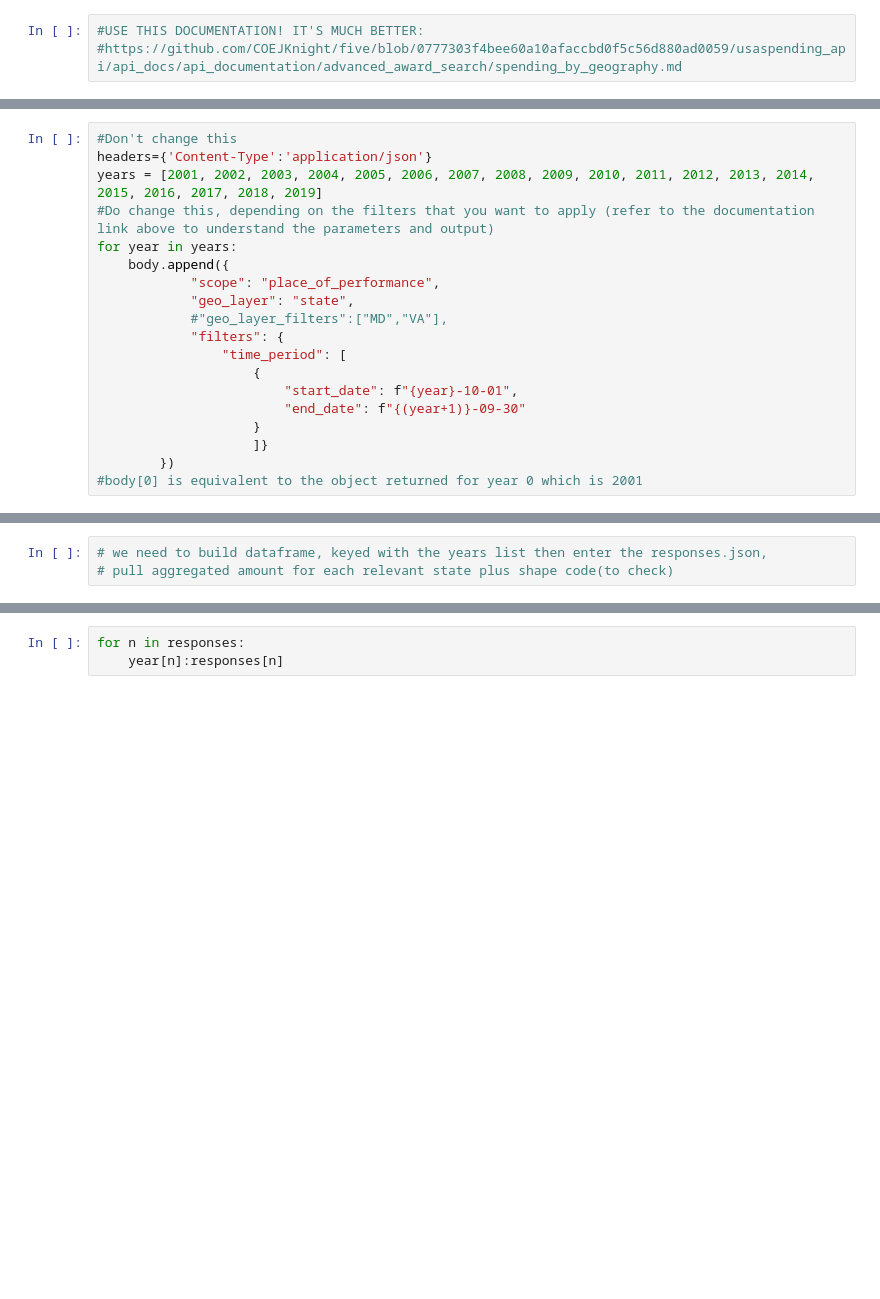
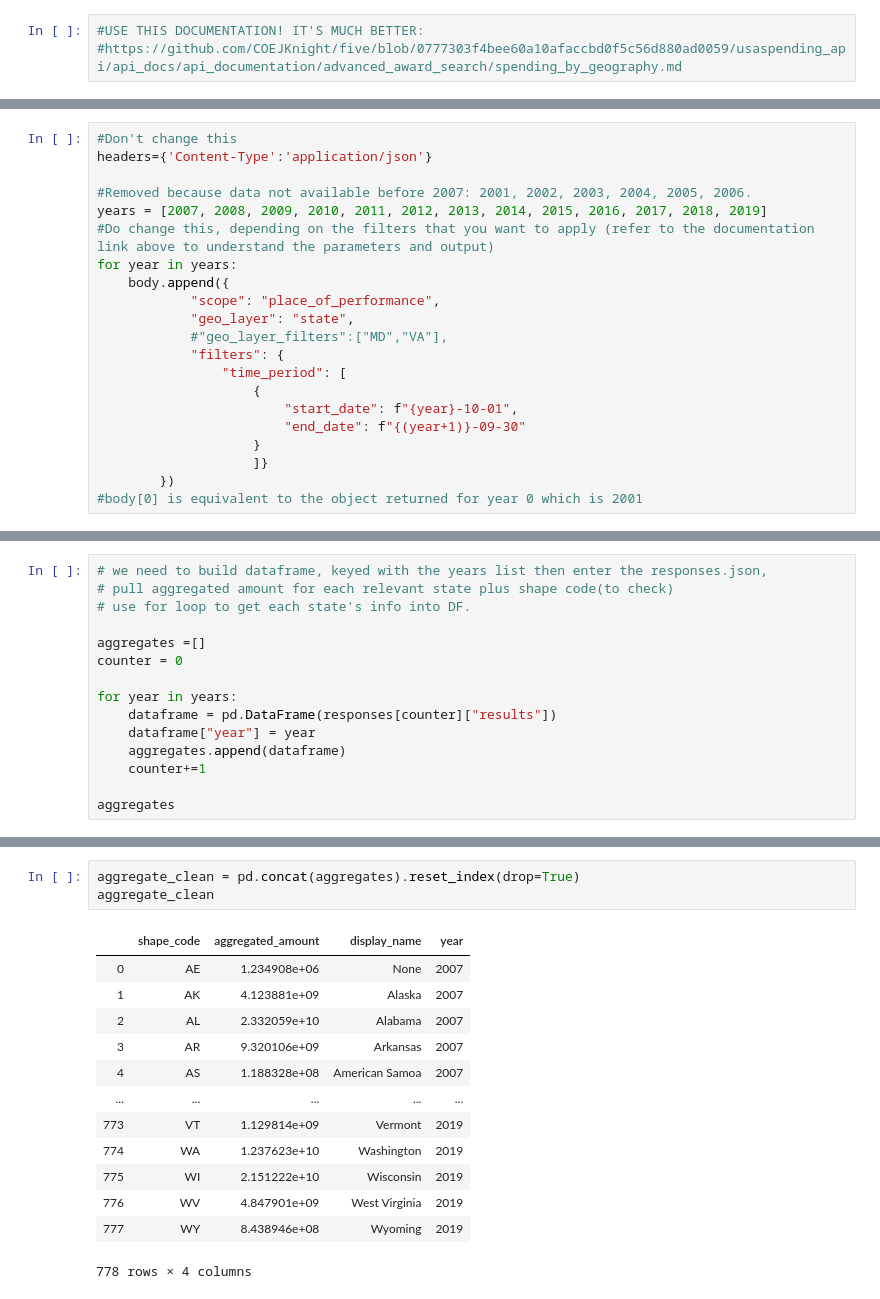
Before and after one commit to lukelukens/list_of_dicts, a Jupyter notebook: Spending_API.ipynb, the cells around one changed output, grey strips where cells are left out. Saved outputs shown, nothing was run; the diff lists cells and outputs as text; blank space fills up the shorter version.

Commit message:
Aggregate dataset, final

```diff
--- a/Spending_API.ipynb
+++ b/Spending_API.ipynb
@@ -12,7 +14,9 @@ responses = []
 # %%
 #Don't change this
 headers={'Content-Type':'application/json'}
-years = [2001, 2002, 2003, 2004, 2005, 2006, 2007, 2008, 2009, 2010, 2011, 2012, 2013, 2014, 2015, 2016, 2017, 2018, 2019]
+
+#Removed because data not available before 2007: 2001, 2002, 2003, 2004, 2005, 2006.
+years = [2007, 2008, 2009, 2010, 2011, 2012, 2013, 2014, 2015, 2016, 2017, 2018, 2019]
 #Do change this, depending on the filters that you want to apply (refer to the documentation link above to understand the parameters and output)
 for year in years:
     body.append({
@@ -58,4 +62,16 @@ responses
 # %%
 # we need to build dataframe, keyed with the years list then enter the responses.json,
 # pull aggregated amount for each relevant state plus shape code(to check)
+# use for loop to get each state's info into DF.
+
+aggregates =[]
+counter = 0
+
+for year in years:
+    dataframe = pd.DataFrame(responses[counter]["results"])
+    dataframe["year"] = year
+    aggregates.append(dataframe)
+    counter+=1
+
+aggregates
 # %% [output]
@@ -63,3 +95,17 @@ SyntaxError: invalid syntax (<ipython-input-23-979b75e57622>, line 1)
-# %%
-for n in responses:
-    year[n]:responses[n]
+# %%
+aggregate_clean = pd.concat(aggregates).reset_index(drop=True)
+aggregate_clean
+# %% [output]
+|  | shape_code | aggregated_amount | display_name | year |
+| 0 | AE | 1.234908e+06 | None | 2007 |
+| 1 | AK | 4.123881e+09 | Alaska | 2007 |
+| 2 | AL | 2.332059e+10 | Alabama | 2007 |
+| 3 | AR | 9.320106e+09 | Arkansas | 2007 |
+| 4 | AS | 1.188328e+08 | American Samoa | 2007 |
+| ... | ... | ... | ... | ... |
+| 773 | VT | 1.129814e+09 | Vermont | 2019 |
+| 774 | WA | 1.237623e+10 | Washington | 2019 |
+| 775 | WI | 2.151222e+10 | Wisconsin | 2019 |
+| 776 | WV | 4.847901e+09 | West Virginia | 2019 |
+| 777 | WY | 8.438946e+08 | Wyoming | 2019 |
+778 rows × 4 columns
```
Also changed, not shown: parts of 4 cells of this notebook.
